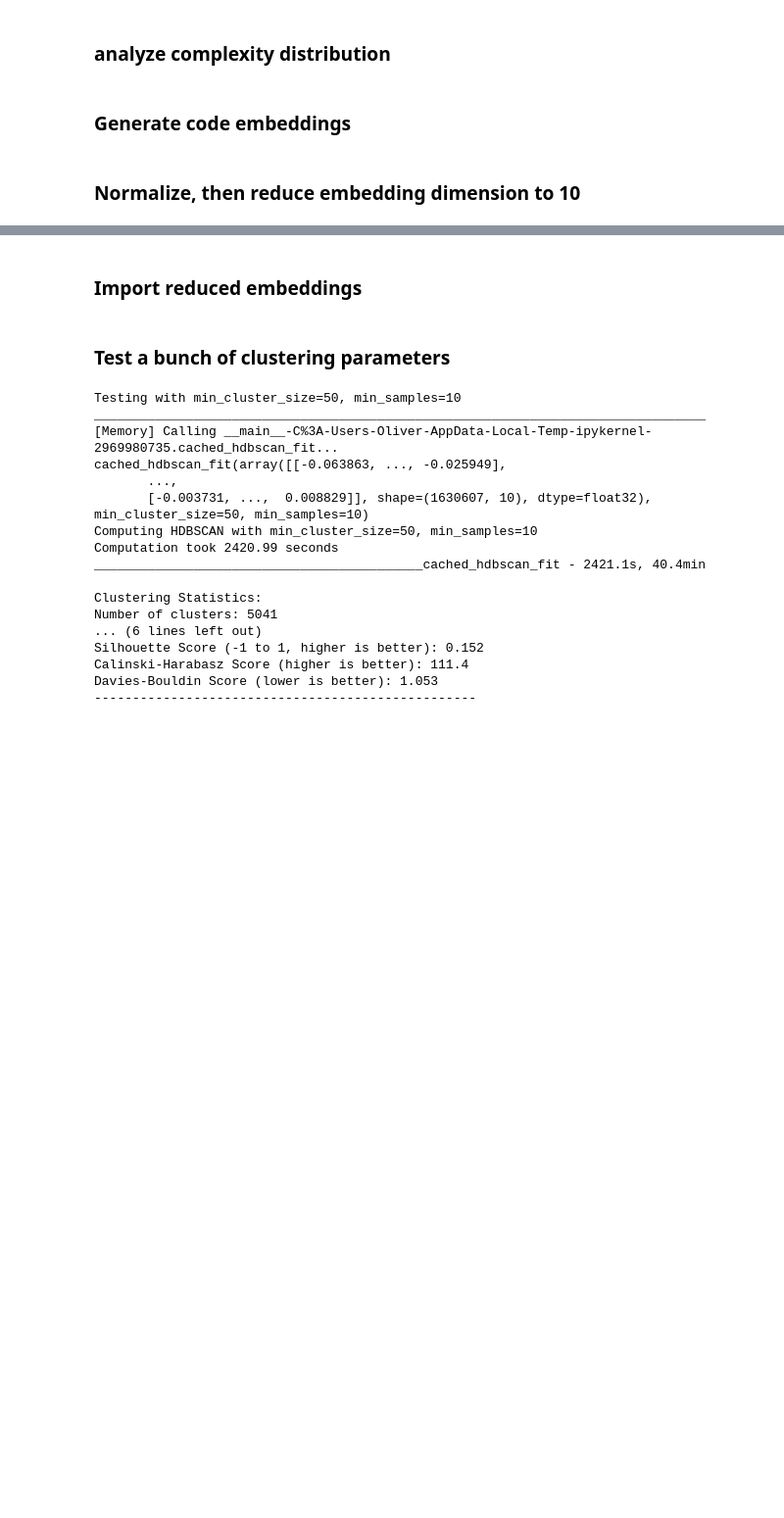
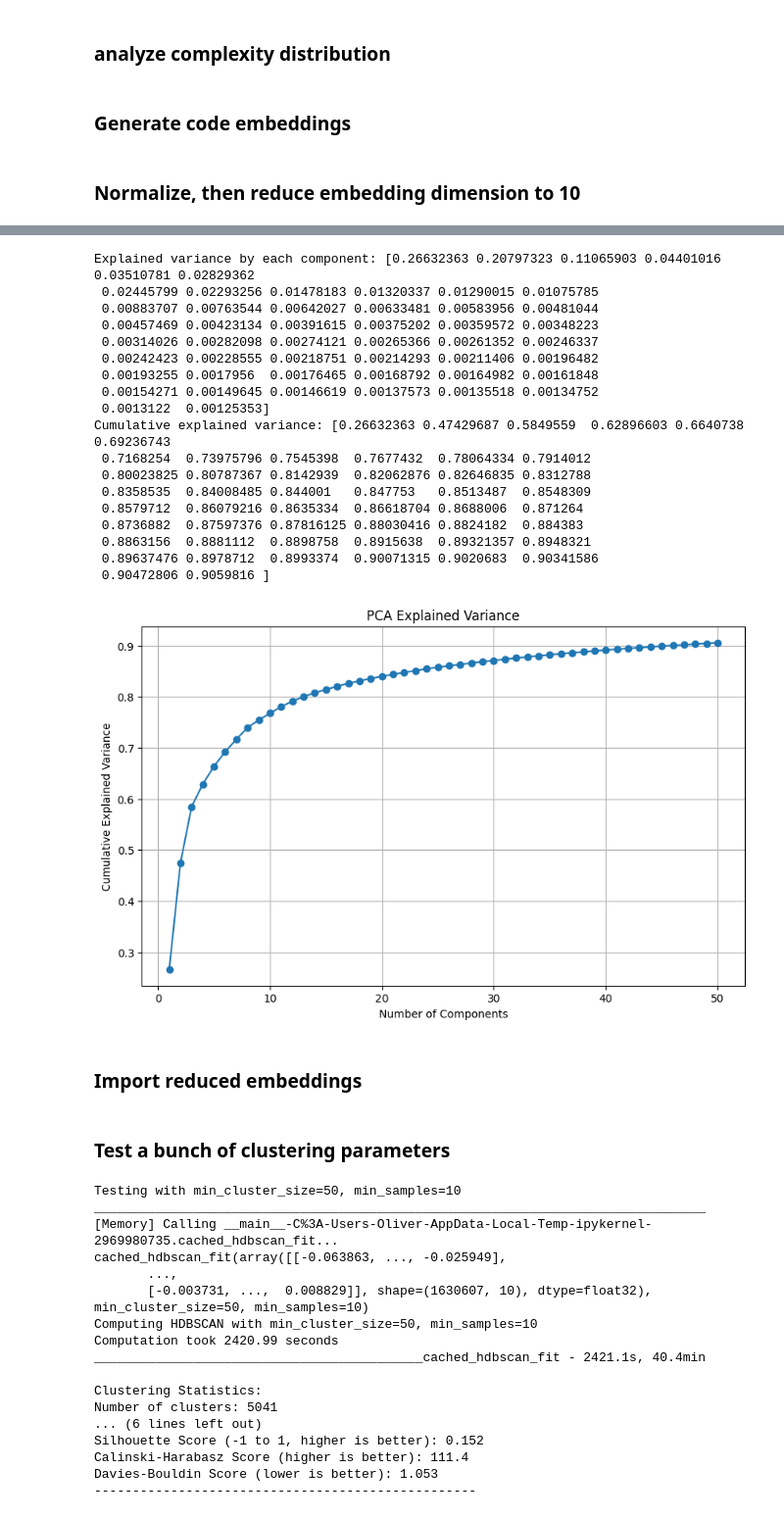
Before and after one commit to Ovanerven/DL2_CodeI-O, a Jupyter notebook: notebook.ipynb, the cells around one changed output, grey strips where cells are left out. Shown at 98% size. Cells and saved outputs as stored; diff of their text form; code cells hidden in the pictures; blank space fills up the shorter version.

```diff
--- a/notebook.ipynb
+++ b/notebook.ipynb
@@ -582,3 +590,26 @@ Cumulative explained variance: [0.2663236  0.47429678 0.58495575 0.628966   0.66
+# %%
+reduced_normalized_embeddings_50 = reduce_dimensions(normalized_embeddings,50, plot_variance = True)
+# embeddings = torch.from_numpy(reduced_embeddings)
+# %% [output]
+Explained variance by each component: [0.26632363 0.20797323 0.11065903 0.04401016 0.03510781 0.02829362
+ 0.02445799 0.02293256 0.01478183 0.01320337 0.01290015 0.01075785
+ 0.00883707 0.00763544 0.00642027 0.00633481 0.00583956 0.00481044
+ 0.00457469 0.00423134 0.00391615 0.00375202 0.00359572 0.00348223
+ 0.00314026 0.00282098 0.00274121 0.00265366 0.00261352 0.00246337
+ 0.00242423 0.00228555 0.00218751 0.00214293 0.00211406 0.00196482
+ 0.00193255 0.0017956  0.00176465 0.00168792 0.00164982 0.00161848
+ 0.00154271 0.00149645 0.00146619 0.00137573 0.00135518 0.00134752
+ 0.0013122  0.00125353]
+Cumulative explained variance: [0.26632363 0.47429687 0.5849559  0.62896603 0.6640738  0.69236743
+ 0.7168254  0.73975796 0.7545398  0.7677432  0.78064334 0.7914012
+ 0.80023825 0.80787367 0.8142939  0.82062876 0.82646835 0.8312788
+ 0.8358535  0.84008485 0.844001   0.847753   0.8513487  0.8548309
+ 0.8579712  0.86079216 0.8635334  0.86618704 0.8688006  0.871264
+ 0.8736882  0.87597376 0.87816125 0.88030416 0.8824182  0.884383
+ 0.8863156  0.8881112  0.8898758  0.8915638  0.89321357 0.8948321
+ 0.89637476 0.8978712  0.8993374  0.90071315 0.9020683  0.90341586
+ 0.90472806 0.9059816 ]
+[figure, added]
 # %% [markdown]
 ### Import reduced embeddings
 # %%
```
Also changed, not shown: parts of 3 cells of this notebook.
